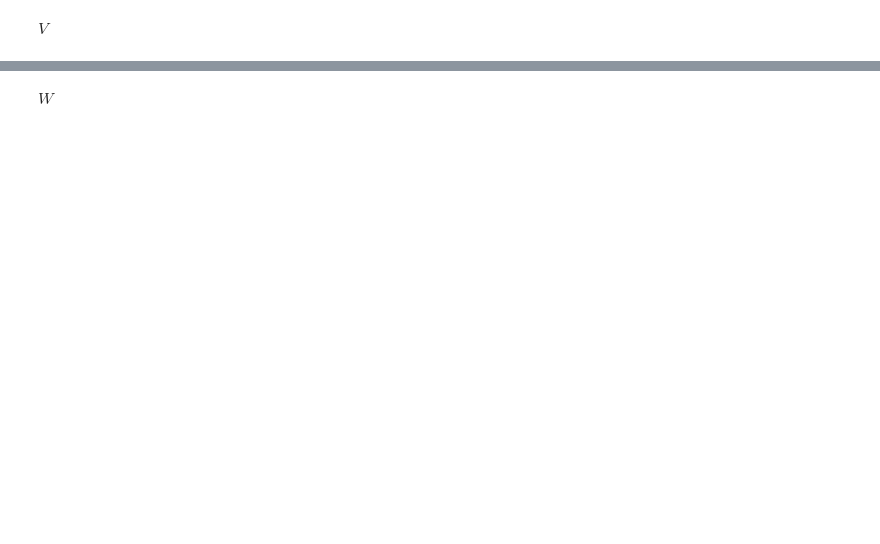
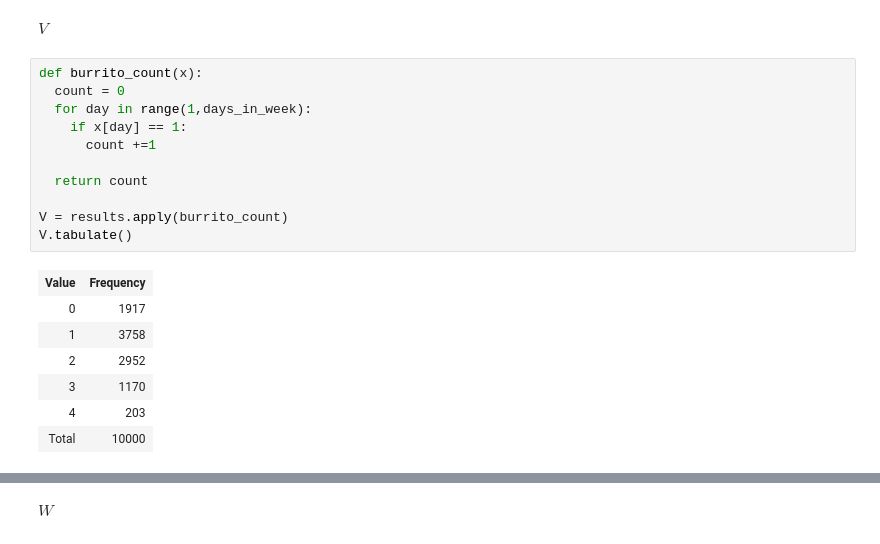
Before and after one commit to NRJaggers/Applied-Stochastic-Processes, a Jupyter notebook: Applications/2-Markov_Chains/Markov_Chains.ipynb, the cells around one changed output, grey strips where cells are left out. Saved outputs shown, nothing was run; the diff lists cells and outputs as text; blank space fills up the shorter version.

```diff
--- a/Applications/2-Markov_Chains/Markov_Chains.ipynb
+++ b/Applications/2-Markov_Chains/Markov_Chains.ipynb
@@ -170,2 +184,21 @@ From this plot we can see that the distribution of first sandwitch day is skewed
 # %% [markdown]
 $V$
+# %%
+def burrito_count(x):
+  count = 0
+  for day in range(1,days_in_week):
+    if x[day] == 1:
+      count +=1
+
+  return count
+
+V = results.apply(burrito_count)
+V.tabulate()
+# %% [output]
+| Value | Frequency |
+| 0 | 1917 |
+| 1 | 3758 |
+| 2 | 2952 |
+| 3 | 1170 |
+| 4 | 203 |
+| Total | 10000 |
```
Also changed, not shown: parts of 11 cells of this notebook.
